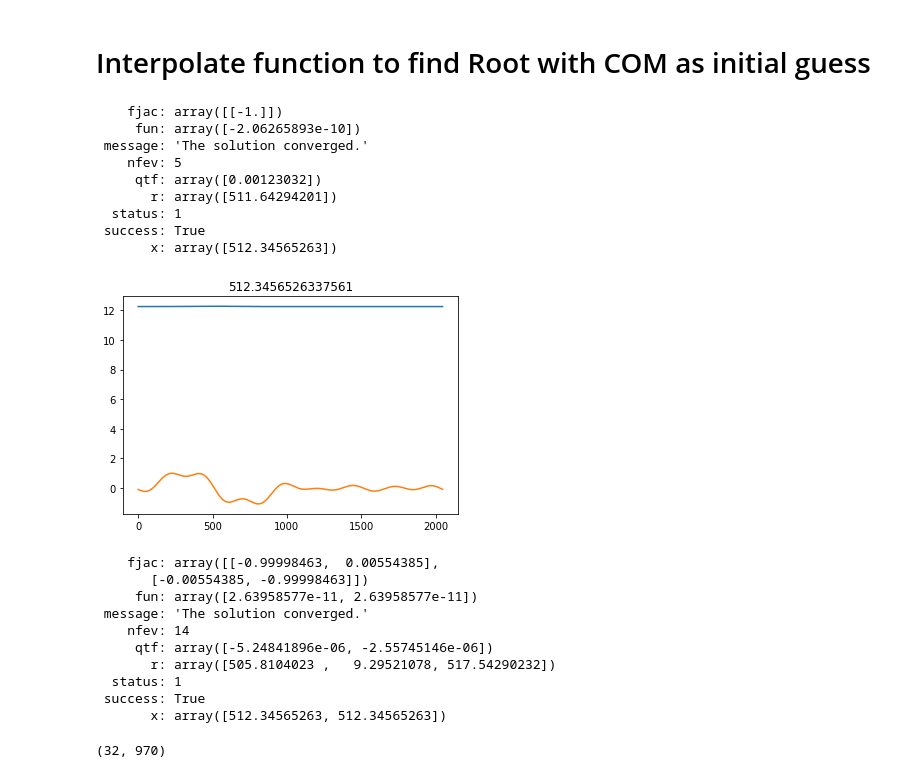
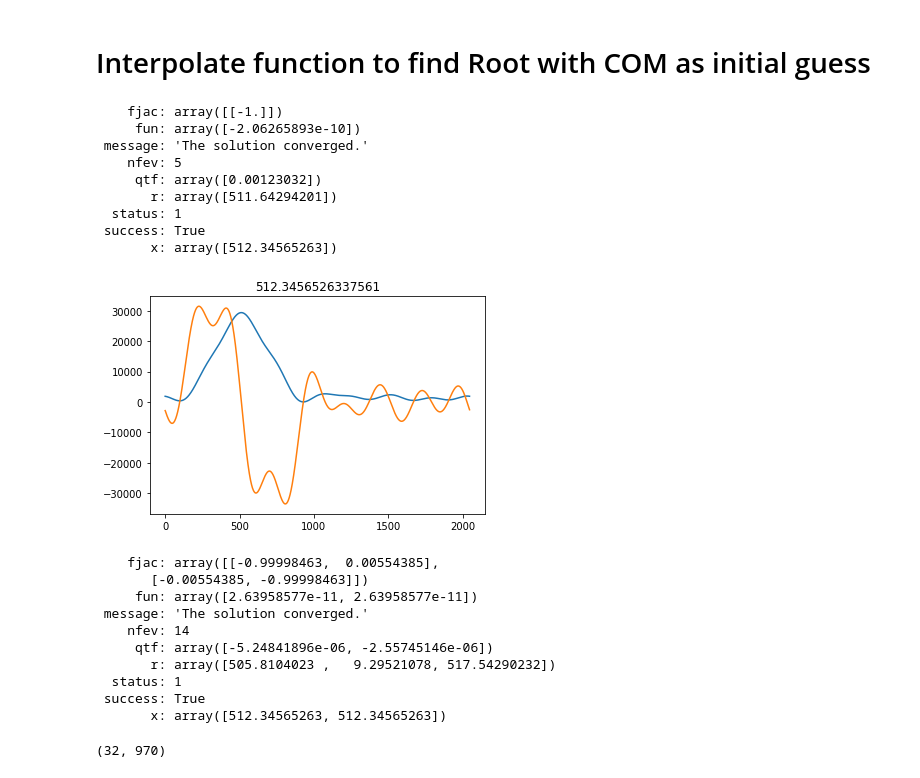
Before and after one commit to everettvacek/rotationCenter, a Jupyter notebook: rotationcenter.ipynb, the cells around one changed output. Cells and saved outputs as stored; diff of their text form; code cells hidden in the pictures.

```diff
--- a/rotationcenter.ipynb
+++ b/rotationcenter.ipynb
@@ -214,36 +214,36 @@ rowsum_grad = np.sum(sinogram_shift, axis=1)
 #fft for row sum
 fft = np.fft.fft(rowsum_grad) #np.sum(sinogram_shift, axis=1))
 fft[fft_cutoff:]=0+0j
 ifft = np.fft.ifft(fft)#threshold_plot(np.fft.ifftshift((np.fft.ifft(fft))),fft_threshold)
 
 #Interpolate function and guess root
 x = np.linspace(0,len(np.gradient(np.real(ifft))),len(np.gradient(np.real(ifft))))
 f2 = interp1d(x, np.gradient(np.real(ifft)), kind='cubic')
 r0 =root(f2,COM)
 print(r0,'\n')
 
-plt.plot((np.real(ifft)-np.min(np.real(fft)))/np.max(np.real(ifft)))
-plt.plot(f2(x)/np.max(f2(x)))
+plt.plot((np.real(ifft)-np.min(np.real(ifft)))*3000/(1*10**6))
+plt.plot(f2(x))
 plt.title(r0['x'][0])
 plt.show()
 
 
 #find width of sinogram
 #x = np.linspace(0,len(np.gradient(np.real(ifft))),len(np.gradient(np.real(ifft))))
 f3 = interp1d(x, np.gradient(np.real(ifft)), kind='cubic')
 r12 =root(f3,[r0['x'][0]*.5,r0['x'][0]*1.5])
 print(r12)
 # %% [output]
     fjac: array([[-1.]])
      fun: array([-2.06265893e-10])
  message: 'The solution converged.'
     nfev: 5
      qtf: array([0.00123032])
        r: array([511.64294201])
   status: 1
  success: True
        x: array([512.34565263])
-[figure, old version]
+[figure, new version]
     fjac: array([[-0.99998463,  0.00554385],
        [-0.00554385, -0.99998463]])
      fun: array([2.63958577e-11, 2.63958577e-11])
```
